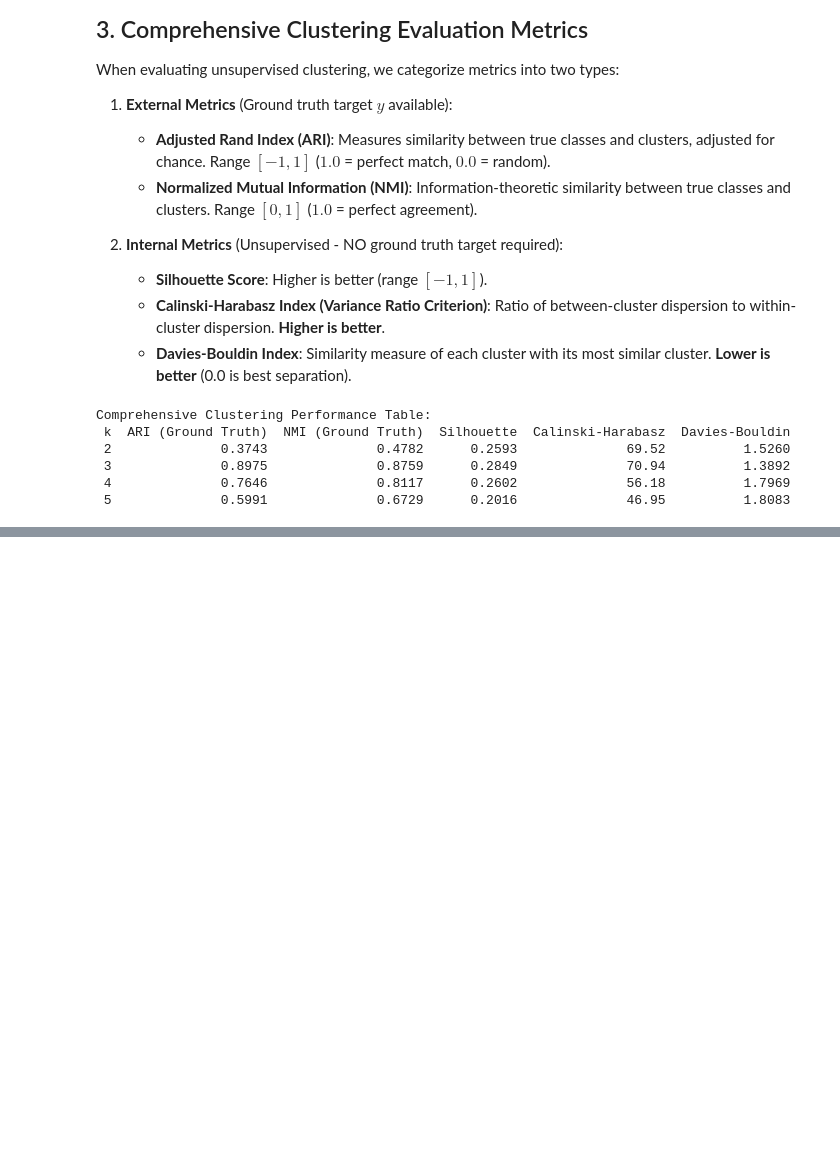
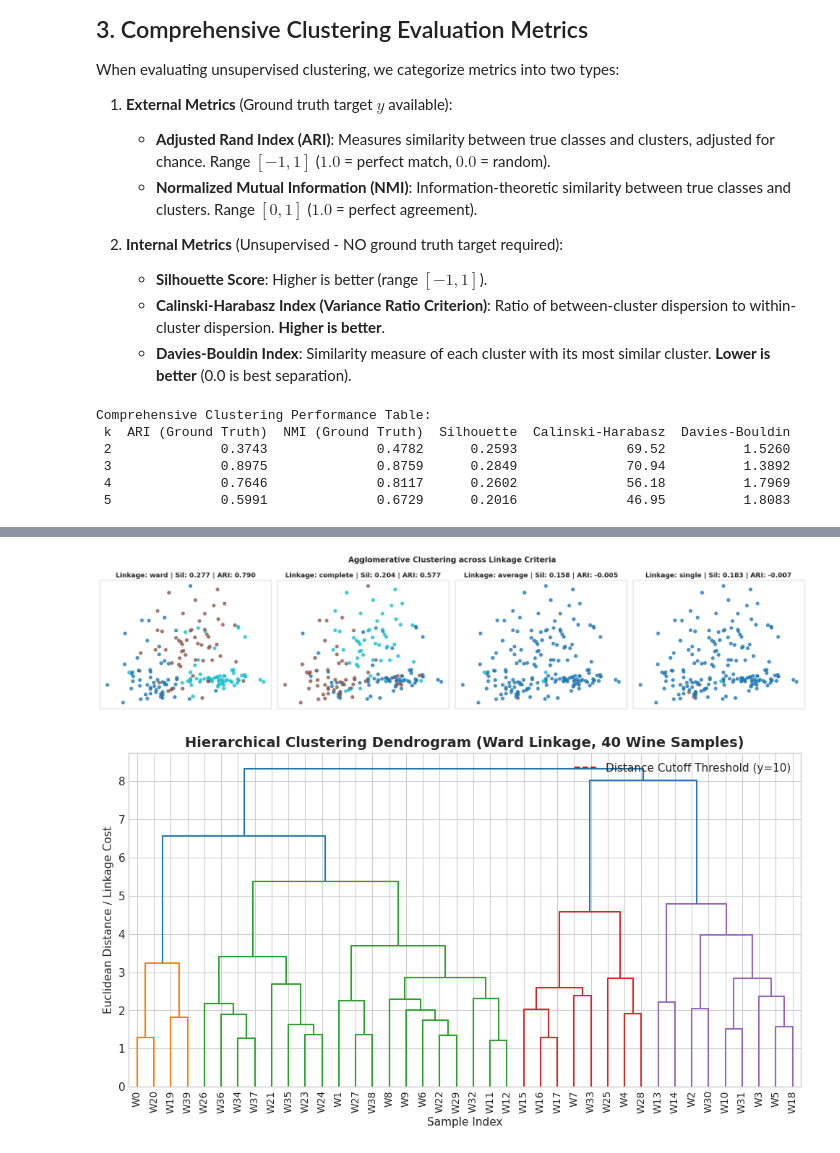
Before and after one commit to preetamvr1595/sklearn, a Jupyter notebook: 04_unsupervised_preprocessing.ipynb, the cells around one changed output, grey strips where cells are left out. Cells and saved outputs as stored; diff of their text form; code cells hidden in the pictures; blank space fills up the shorter version.

Commit message:
feat(04): expand Hierarchical Clustering with linkage criteria comparison (Ward, Complete, Average, Single) and dendrogram

```diff
--- a/04_unsupervised_preprocessing.ipynb
+++ b/04_unsupervised_preprocessing.ipynb
@@ -252,0 +264,38 @@ Comprehensive Clustering Performance Table:
+# %%
+from sklearn.cluster import AgglomerativeClustering
+from scipy.cluster.hierarchy import dendrogram, linkage
+
+# Compare Linkage Methods for 3 Clusters
+linkage_types = ['ward', 'complete', 'average', 'single']
+fig, axes = plt.subplots(1, 4, figsize=(20, 4.5))
+
+for i, link in enumerate(linkage_types):
+    agg = AgglomerativeClustering(n_clusters=3, linkage=link)
+    labels = agg.fit_predict(X_scaled)
+    sil = silhouette_score(X_scaled, labels)
+    ari = adjusted_rand_score(y, labels)
+
+    ax = axes[i]
+    scatter = ax.scatter(X_scaled[:, 0], X_scaled[:, 1], c=labels, cmap='tab10', s=40, alpha=0.8)
+    title_str = f"Linkage: {link} | Sil: {sil:.3f} | ARI: {ari:.3f}"
+    ax.set_title(title_str, fontweight='bold')
+    ax.set_xticks([])
+    ax.set_yticks([])
+
+plt.suptitle("Agglomerative Clustering across Linkage Criteria", fontsize=15, fontweight='bold')
+plt.tight_layout()
+plt.show()
+
+# Generate and display Dendrogram using Scipy linkage
+plt.figure(figsize=(12, 6))
+Z = linkage(X_scaled[:40], method='ward') # First 40 samples for clarity
+dendrogram(Z, labels=[f"W{i}" for i in range(40)], leaf_rotation=90, leaf_font_size=10)
+plt.axhline(y=10, color='r', linestyle='--', label='Distance Cutoff Threshold (y=10)')
+plt.title('Hierarchical Clustering Dendrogram (Ward Linkage, 40 Wine Samples)', fontsize=14, fontweight='bold')
+plt.xlabel('Sample Index')
+plt.ylabel('Euclidean Distance / Linkage Cost')
+plt.legend()
+plt.show()
+# %% [output]
+[figure, added]
+[figure, added]
```
Also changed, not shown: parts of 1 cell of this notebook.
